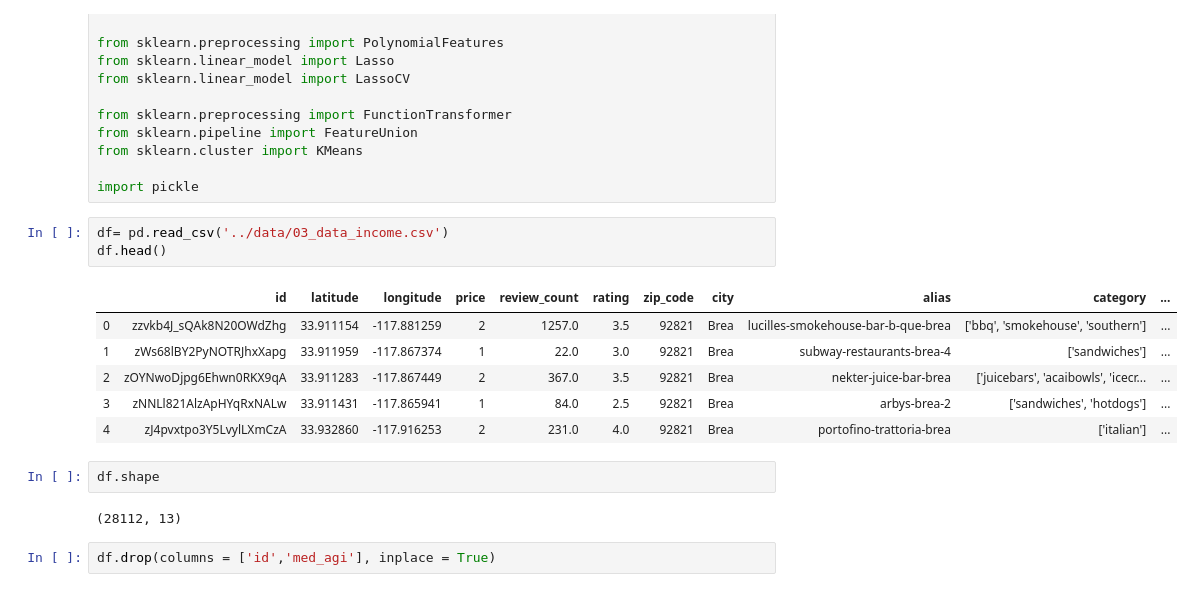
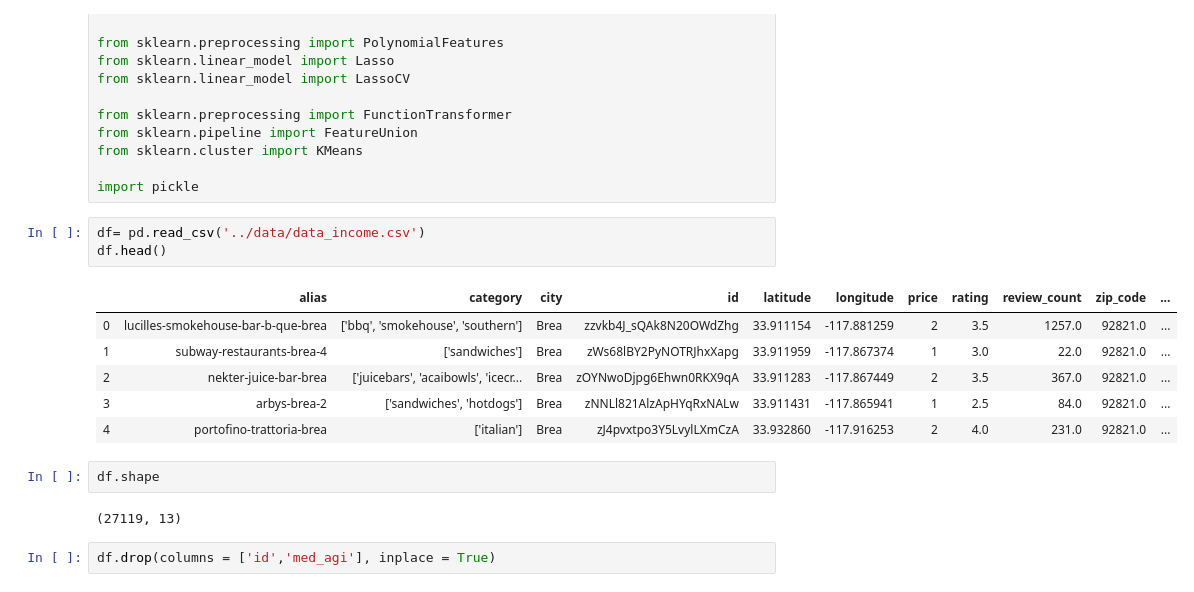
Before and after one commit to aejsong/Predicting-Neighborhood-Affluence-with-Yelp, a Jupyter notebook: Code/04 - Basic Modeling.ipynb, the cells around one changed output. Drawn from its saved outputs; the diff is of its cells as text.

```diff
--- a/Code/04 - Basic Modeling.ipynb
+++ b/Code/04 - Basic Modeling.ipynb
@@ -29,19 +29,19 @@ from sklearn.cluster import KMeans
 
 import pickle
 # %%
-df= pd.read_csv('../data/03_data_income.csv')
+df= pd.read_csv('../data/data_income.csv')
 df.head()
 # %% [output]
-|  | id | latitude | longitude | price | review_count | rating | zip_code | city | alias | category | ... |
-| 0 | zzvkb4J_sQAk8N20OWdZhg | 33.911154 | -117.881259 | 2 | 1257.0 | 3.5 | 92821 | Brea | lucilles-smokehouse-bar-b-que-brea | ['bbq', 'smokehouse', 'southern'] | ... |
-| 1 | zWs68lBY2PyNOTRJhxXapg | 33.911959 | -117.867374 | 1 | 22.0 | 3.0 | 92821 | Brea | subway-restaurants-brea-4 | ['sandwiches'] | ... |
-| 2 | zOYNwoDjpg6Ehwn0RKX9qA | 33.911283 | -117.867449 | 2 | 367.0 | 3.5 | 92821 | Brea | nekter-juice-bar-brea | ['juicebars', 'acaibowls', 'icecr... | ... |
-| 3 | zNNLl821AlzApHYqRxNALw | 33.911431 | -117.865941 | 1 | 84.0 | 2.5 | 92821 | Brea | arbys-brea-2 | ['sandwiches', 'hotdogs'] | ... |
-| 4 | zJ4pvxtpo3Y5LvylLXmCzA | 33.932860 | -117.916253 | 2 | 231.0 | 4.0 | 92821 | Brea | portofino-trattoria-brea | ['italian'] | ... |
+|  | alias | category | city | id | latitude | longitude | price | rating | review_count | zip_code | ... |
+| 0 | lucilles-smokehouse-bar-b-que-brea | ['bbq', 'smokehouse', 'southern'] | Brea | zzvkb4J_sQAk8N20OWdZhg | 33.911154 | -117.881259 | 2 | 3.5 | 1257.0 | 92821.0 | ... |
+| 1 | subway-restaurants-brea-4 | ['sandwiches'] | Brea | zWs68lBY2PyNOTRJhxXapg | 33.911959 | -117.867374 | 1 | 3.0 | 22.0 | 92821.0 | ... |
+| 2 | nekter-juice-bar-brea | ['juicebars', 'acaibowls', 'icecr... | Brea | zOYNwoDjpg6Ehwn0RKX9qA | 33.911283 | -117.867449 | 2 | 3.5 | 367.0 | 92821.0 | ... |
+| 3 | arbys-brea-2 | ['sandwiches', 'hotdogs'] | Brea | zNNLl821AlzApHYqRxNALw | 33.911431 | -117.865941 | 1 | 2.5 | 84.0 | 92821.0 | ... |
+| 4 | portofino-trattoria-brea | ['italian'] | Brea | zJ4pvxtpo3Y5LvylLXmCzA | 33.932860 | -117.916253 | 2 | 4.0 | 231.0 | 92821.0 | ... |
 # %%
 df.shape
 # %% [output]
-(28112, 13)
+(27119, 13)
 # %%
 df.drop(columns = ['id','med_agi'], inplace = True)
 # %% [markdown]
```
Also changed, not shown: parts of 45 cells of this notebook, 4 other files.
